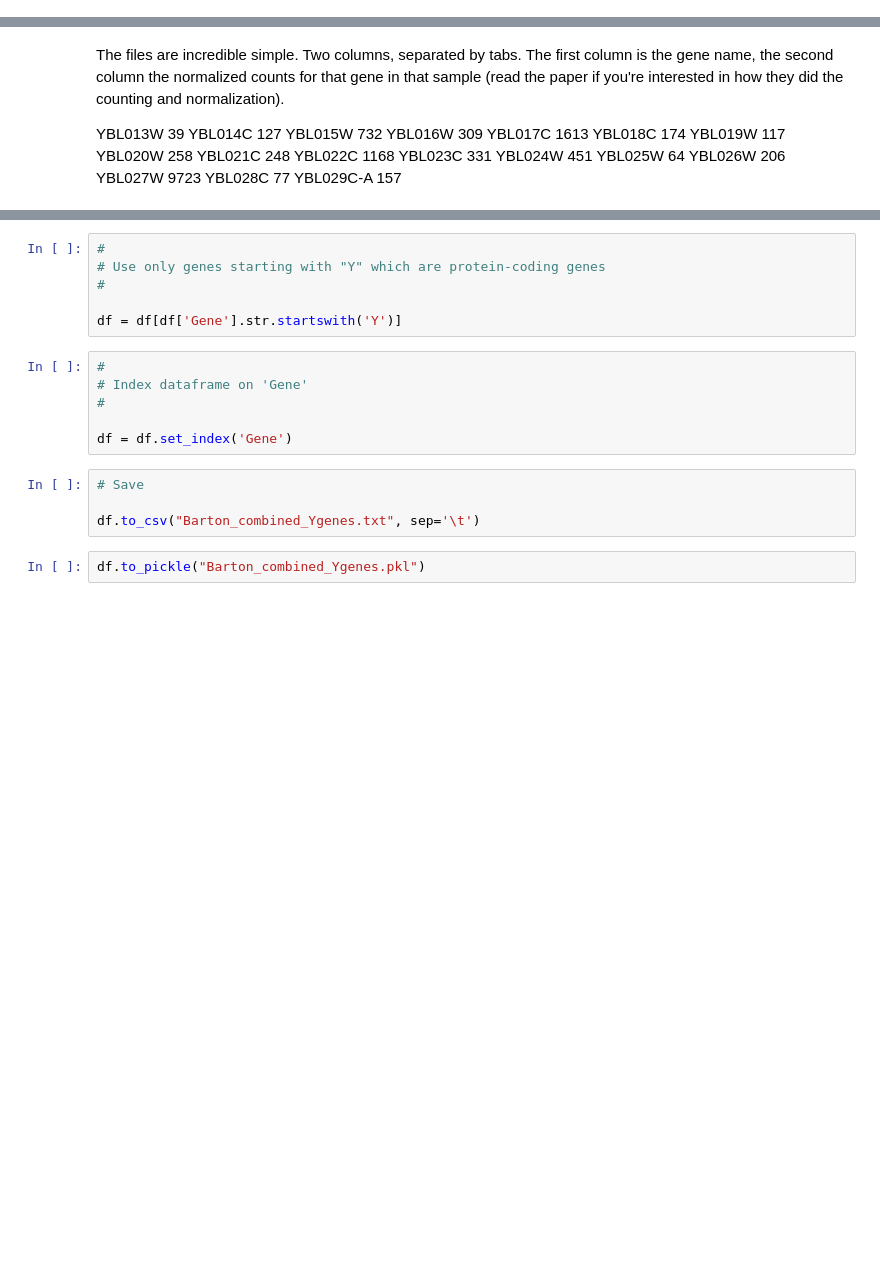
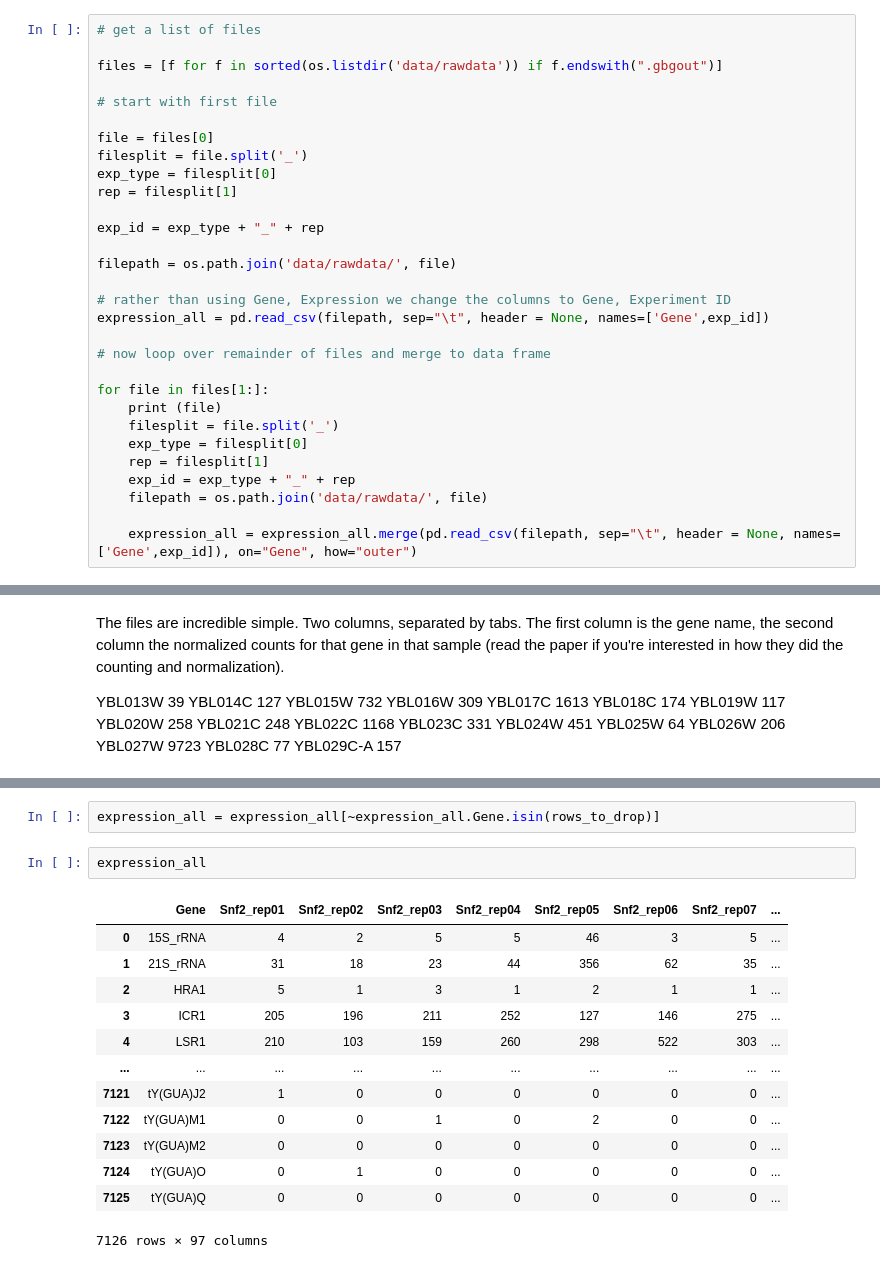
Before and after one commit to ucbmcb288/mcb288, a Jupyter notebook: RNAseq_Replication/MCB288_Barton_PreProcess.ipynb, the cells around one changed output, grey strips where cells are left out. Cells and saved outputs as stored; diff of their text form; blank space fills up the shorter version.

```diff
--- a/RNAseq_Replication/MCB288_Barton_PreProcess.ipynb
+++ b/RNAseq_Replication/MCB288_Barton_PreProcess.ipynb
@@ -227,0 +321,30 @@ ge1.merge(ge2,on="Gene",how='outer')
+# %%
+# get a list of files
+
+files = [f for f in sorted(os.listdir('data/rawdata')) if f.endswith(".gbgout")]
+
+# start with first file
+
+file = files[0]
+filesplit = file.split('_')
+exp_type = filesplit[0]
+rep = filesplit[1]
+
+exp_id = exp_type + "_" + rep
+
+filepath = os.path.join('data/rawdata/', file)
+
+# rather than using Gene, Expression we change the columns to Gene, Experiment ID
+expression_all = pd.read_csv(filepath, sep="\t", header = None, names=['Gene',exp_id])
+
+# now loop over remainder of files and merge to data frame
+
+for file in files[1:]:
+    print (file)
+    filesplit = file.split('_')
+    exp_type = filesplit[0]
+    rep = filesplit[1]
+    exp_id = exp_type + "_" + rep
+    filepath = os.path.join('data/rawdata/', file)
+
+    expression_all = expression_all.merge(pd.read_csv(filepath, sep="\t", header = None, names=['Gene',exp_id]), on="Gene", how="outer")
@@ -453,18 +389,18 @@ df = df[df['Gene'].str.startswith('Y')]
-# %%
-#
-# Use only genes starting with "Y" which are protein-coding genes
-#
-
-df = df[df['Gene'].str.startswith('Y')]
-# %%
-#
-# Index dataframe on 'Gene'
-#
-
-df = df.set_index('Gene')
-# %%
-# Save
-
-df.to_csv("Barton_combined_Ygenes.txt", sep='\t')
-# %%
-df.to_pickle("Barton_combined_Ygenes.pkl")
+# %%
+expression_all = expression_all[~expression_all.Gene.isin(rows_to_drop)]
+# %%
+expression_all
+# %% [output]
+|  | Gene | Snf2_rep01 | Snf2_rep02 | Snf2_rep03 | Snf2_rep04 | Snf2_rep05 | Snf2_rep06 | Snf2_rep07 | ... |
+| 0 | 15S_rRNA | 4 | 2 | 5 | 5 | 46 | 3 | 5 | ... |
+| 1 | 21S_rRNA | 31 | 18 | 23 | 44 | 356 | 62 | 35 | ... |
+| 2 | HRA1 | 5 | 1 | 3 | 1 | 2 | 1 | 1 | ... |
+| 3 | ICR1 | 205 | 196 | 211 | 252 | 127 | 146 | 275 | ... |
+| 4 | LSR1 | 210 | 103 | 159 | 260 | 298 | 522 | 303 | ... |
+| ... | ... | ... | ... | ... | ... | ... | ... | ... | ... |
+| 7121 | tY(GUA)J2 | 1 | 0 | 0 | 0 | 0 | 0 | 0 | ... |
+| 7122 | tY(GUA)M1 | 0 | 0 | 1 | 0 | 2 | 0 | 0 | ... |
+| 7123 | tY(GUA)M2 | 0 | 0 | 0 | 0 | 0 | 0 | 0 | ... |
+| 7124 | tY(GUA)O | 0 | 1 | 0 | 0 | 0 | 0 | 0 | ... |
+| 7125 | tY(GUA)Q | 0 | 0 | 0 | 0 | 0 | 0 | 0 | ... |
+7126 rows × 97 columns
```
Also changed, not shown: parts of 46 cells of this notebook, 2 other files.
